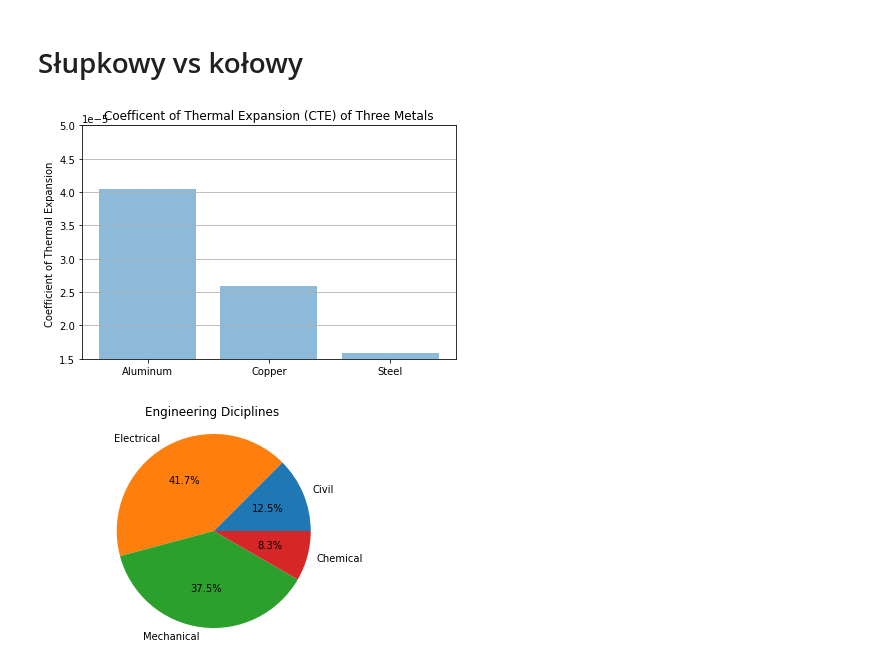
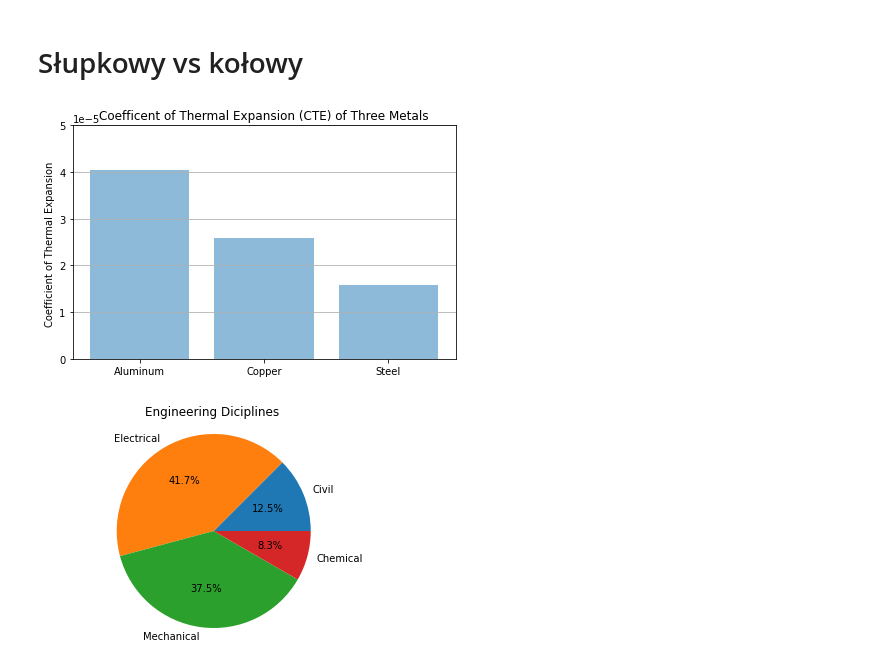
Before and after one commit to rafalkobiela/ages_statystyka1_26_09, a Jupyter notebook: 1_prezentacja danych.ipynb, the cells around one changed output. Cells and saved outputs as stored; diff of their text form; code cells hidden in the pictures.

```diff
--- a/1_prezentacja danych.ipynb
+++ b/1_prezentacja danych.ipynb
@@ -33,21 +35,21 @@ CTEs = [aluminum_mean, copper_mean, steel_mean]
 # %%
 
 fig, ax = plt.subplots()
 
 ax.bar(x_pos, CTEs, align='center', alpha=0.5)
 ax.set_ylabel('Coefficient of Thermal Expansion ')
 ax.set_xticks(x_pos)
 ax.set_xticklabels(materials)
 ax.set_title('Coefficent of Thermal Expansion (CTE) of Three Metals')
 ax.yaxis.grid(True)
-plt.ylim([1.5e-5,5.0e-5])
+plt.ylim([0,5.0e-5])
 
 # Save the figure and show
 plt.tight_layout()
 plt.savefig('bar_plot.png')
 plt.show()
 # %% [output]
-[figure, old version]
+[figure, new version]
 # %%
 labels = ['Civil', 'Electrical', 'Mechanical', 'Chemical']
 sizes = [15, 50, 45, 10]
```
Also changed, not shown: parts of 14 cells of this notebook, 1 other file.
